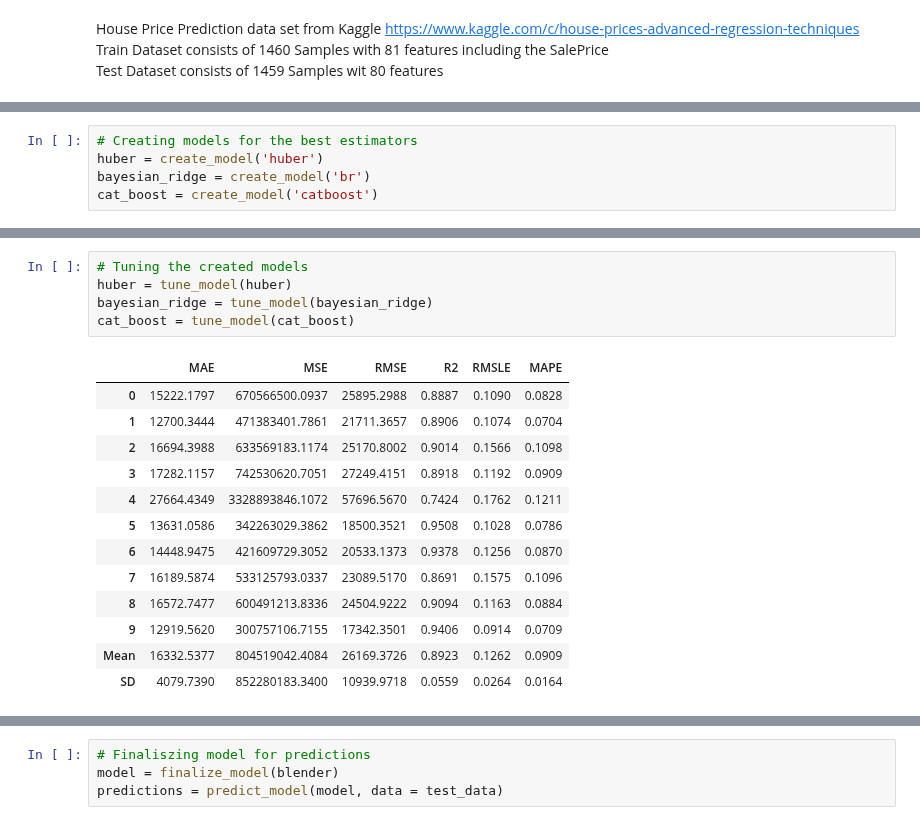
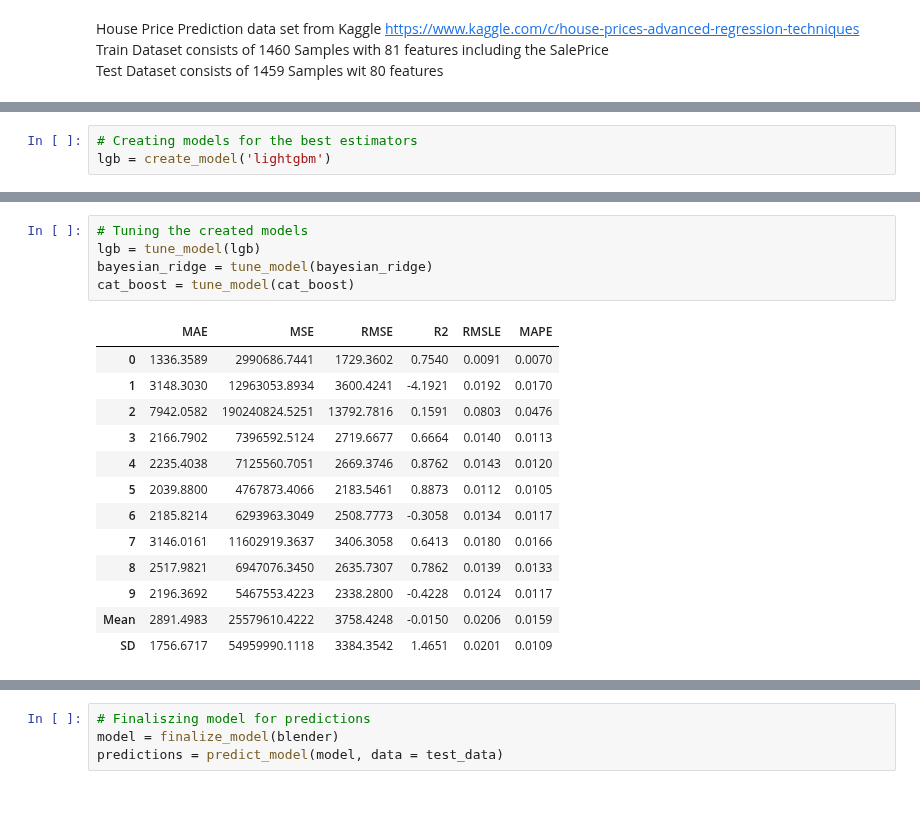
Before and after one commit to wilsonify/pycaret, a Jupyter notebook: examples/PyCaret_2_HousePrice_Regresion.ipynb, the cells around one changed output, grey strips where cells are left out. Cells and saved outputs as stored; diff of their text form.

```diff
--- a/examples/PyCaret_2_HousePrice_Regresion.ipynb
+++ b/examples/PyCaret_2_HousePrice_Regresion.ipynb
@@ -101,7 +315,5 @@ compare_models(blacklist = ['tr'])
 # %%
 # Creating models for the best estimators
-huber = create_model('huber')
-bayesian_ridge = create_model('br')
-cat_boost = create_model('catboost')
+lgb = create_model('lightgbm')
 # %% [output]
 |  | MAE | MSE | RMSE | R2 | RMSLE | MAPE |
@@ -120,19 +381,19 @@ cat_boost = create_model('catboost')
 # %%
 # Tuning the created models
-huber = tune_model(huber)
+lgb = tune_model(lgb)
 bayesian_ridge = tune_model(bayesian_ridge)
 cat_boost = tune_model(cat_boost)
 # %% [output]
 |  | MAE | MSE | RMSE | R2 | RMSLE | MAPE |
-| 0 | 15222.1797 | 670566500.0937 | 25895.2988 | 0.8887 | 0.1090 | 0.0828 |
-| 1 | 12700.3444 | 471383401.7861 | 21711.3657 | 0.8906 | 0.1074 | 0.0704 |
-| 2 | 16694.3988 | 633569183.1174 | 25170.8002 | 0.9014 | 0.1566 | 0.1098 |
-| 3 | 17282.1157 | 742530620.7051 | 27249.4151 | 0.8918 | 0.1192 | 0.0909 |
-| 4 | 27664.4349 | 3328893846.1072 | 57696.5670 | 0.7424 | 0.1762 | 0.1211 |
-| 5 | 13631.0586 | 342263029.3862 | 18500.3521 | 0.9508 | 0.1028 | 0.0786 |
-| 6 | 14448.9475 | 421609729.3052 | 20533.1373 | 0.9378 | 0.1256 | 0.0870 |
-| 7 | 16189.5874 | 533125793.0337 | 23089.5170 | 0.8691 | 0.1575 | 0.1096 |
-| 8 | 16572.7477 | 600491213.8336 | 24504.9222 | 0.9094 | 0.1163 | 0.0884 |
-| 9 | 12919.5620 | 300757106.7155 | 17342.3501 | 0.9406 | 0.0914 | 0.0709 |
-| Mean | 16332.5377 | 804519042.4084 | 26169.3726 | 0.8923 | 0.1262 | 0.0909 |
-| SD | 4079.7390 | 852280183.3400 | 10939.9718 | 0.0559 | 0.0264 | 0.0164 |
+| 0 | 1336.3589 | 2990686.7441 | 1729.3602 | 0.7540 | 0.0091 | 0.0070 |
+| 1 | 3148.3030 | 12963053.8934 | 3600.4241 | -4.1921 | 0.0192 | 0.0170 |
+| 2 | 7942.0582 | 190240824.5251 | 13792.7816 | 0.1591 | 0.0803 | 0.0476 |
+| 3 | 2166.7902 | 7396592.5124 | 2719.6677 | 0.6664 | 0.0140 | 0.0113 |
+| 4 | 2235.4038 | 7125560.7051 | 2669.3746 | 0.8762 | 0.0143 | 0.0120 |
+| 5 | 2039.8800 | 4767873.4066 | 2183.5461 | 0.8873 | 0.0112 | 0.0105 |
+| 6 | 2185.8214 | 6293963.3049 | 2508.7773 | -0.3058 | 0.0134 | 0.0117 |
+| 7 | 3146.0161 | 11602919.3637 | 3406.3058 | 0.6413 | 0.0180 | 0.0166 |
+| 8 | 2517.9821 | 6947076.3450 | 2635.7307 | 0.7862 | 0.0139 | 0.0133 |
+| 9 | 2196.3692 | 5467553.4223 | 2338.2800 | -0.4228 | 0.0124 | 0.0117 |
+| Mean | 2891.4983 | 25579610.4222 | 3758.4248 | -0.0150 | 0.0206 | 0.0159 |
+| SD | 1756.6717 | 54959990.1118 | 3384.3542 | 1.4651 | 0.0201 | 0.0109 |
```
Also changed, not shown: parts of 42 cells of this notebook.
